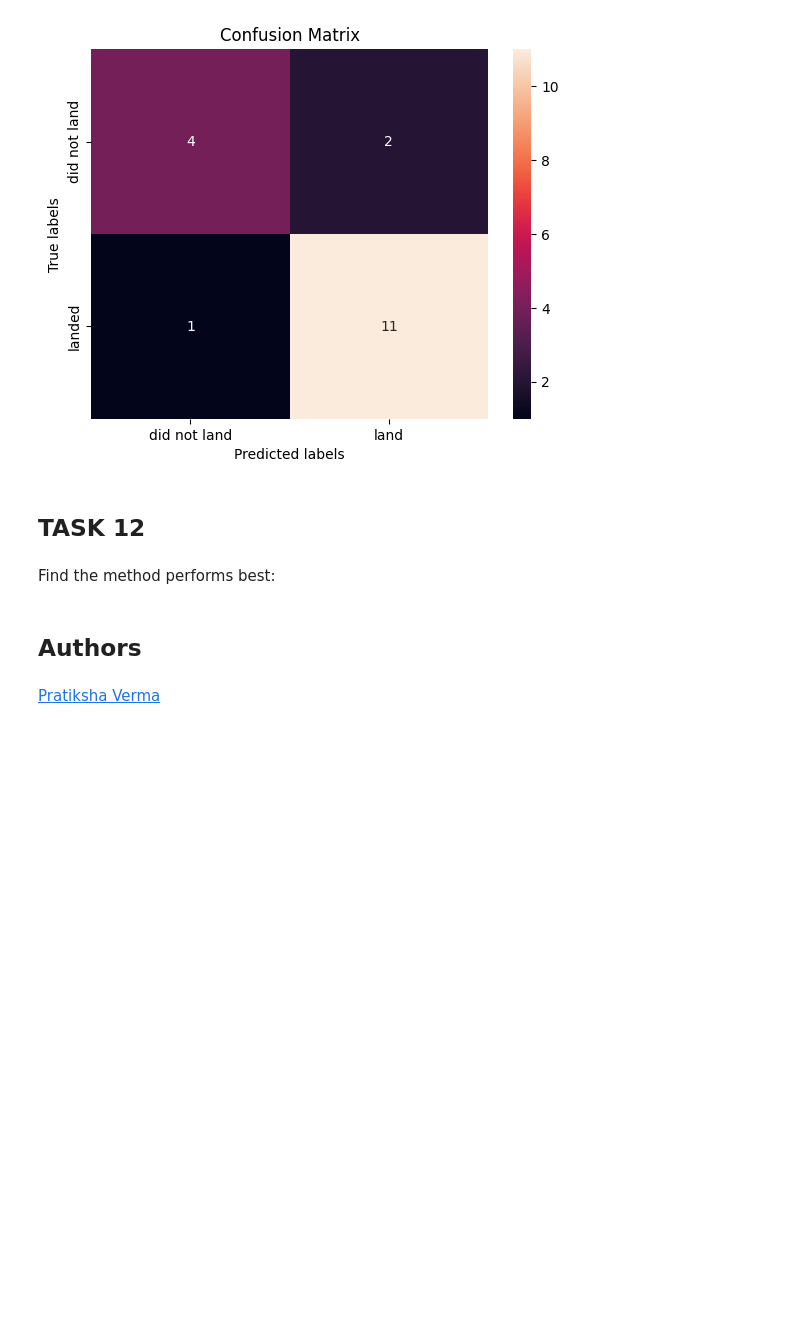
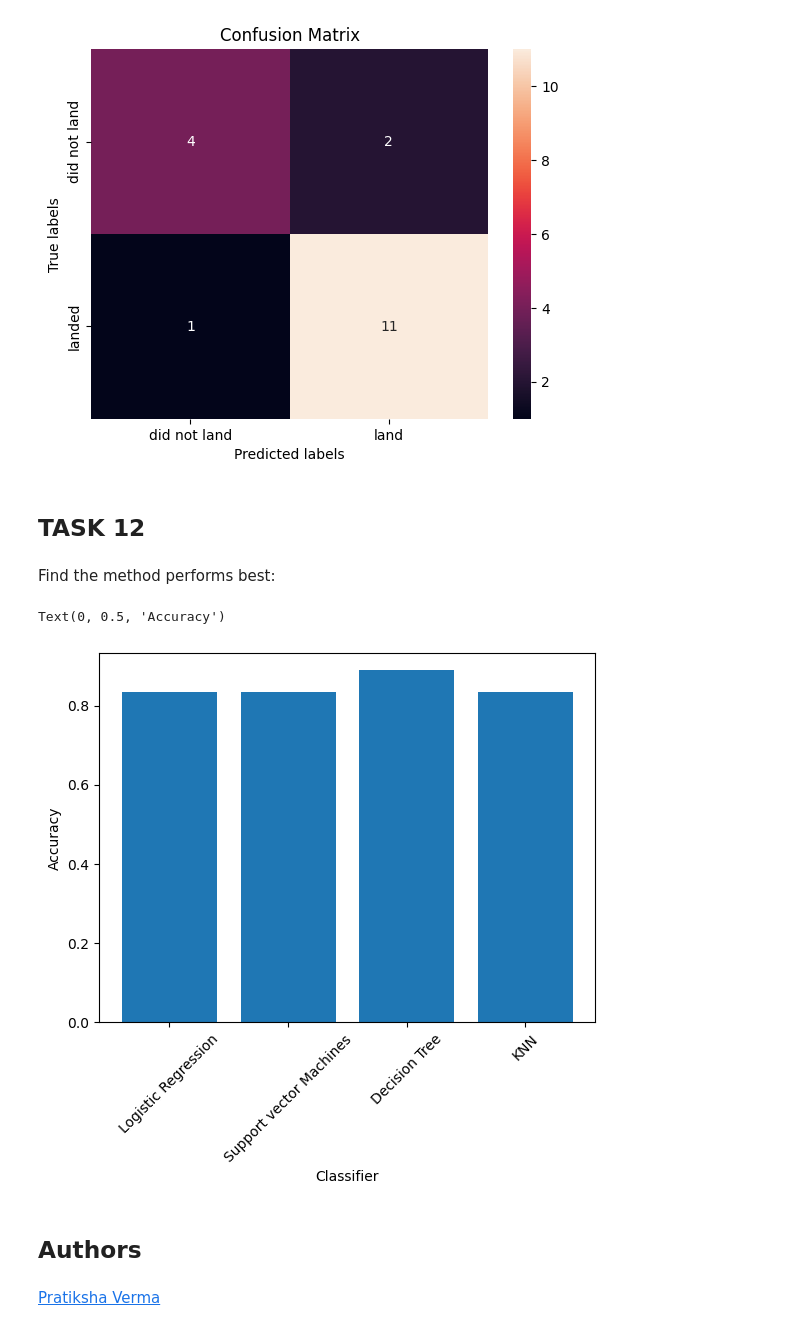
Before and after one commit to DilanTharinduSan/DataScienceCapstone, a Jupyter notebook: IBM-DS0321EN-SkillsNetwork_labs_module_4_SpaceX_Machine_Learning_Prediction_Part_5.jupyterlite.ipynb, the cells around one changed output. Drawn from its saved outputs; the diff is of its cells as text; code cells hidden in the pictures; blank space fills up the shorter version.

```diff
--- a/IBM-DS0321EN-SkillsNetwork_labs_module_4_SpaceX_Machine_Learning_Prediction_Part_5.jupyterlite.ipynb
+++ b/IBM-DS0321EN-SkillsNetwork_labs_module_4_SpaceX_Machine_Learning_Prediction_Part_5.jupyterlite.ipynb
@@ -211,8 +211,8 @@ accuracy : 0.8214285714285714
 # %% [markdown]
 Calculate the accuracy on the test data using the method <code>score</code>:
 # %%
-accuracy = logreg_cv.score(X_test,Y_test)
-accuracy
+accuracy_lr = logreg_cv.score(X_test,Y_test)
+accuracy_lr
 # %% [output]
 0.8333333333333334
 # %% [markdown]
@@ -259,8 +259,8 @@ accuracy : 0.8357142857142856
 # %% [markdown]
 Calculate the accuracy on the test data using the method <code>score</code>:
 # %%
-accuracy = svm_cv.score(X_test,Y_test)
-accuracy
+accuracy_svm = svm_cv.score(X_test,Y_test)
+accuracy_svm
 # %% [output]
 0.8333333333333334
 # %% [markdown]
@@ -319,6 +319,6 @@ accuracy : 0.9035714285714287
 # %% [markdown]
 Calculate the accuracy of tree_cv on the test data using the method <code>score</code>:
 # %%
-accuracy = tree_cv.score(X_test,Y_test)
-accuracy
+accuracy_tree = tree_cv.score(X_test,Y_test)
+accuracy_tree
 # %% [output]
@@ -365,8 +365,8 @@ accuracy : 0.8642857142857142
 # %% [markdown]
 Calculate the accuracy of knn_cv on the test data using the method <code>score</code>:
 # %%
-accuracy = knn_cv.score(X_test,Y_test)
-accuracy
+accuracy_knn = knn_cv.score(X_test,Y_test)
+accuracy_knn
 # %% [output]
 0.8333333333333334
 # %% [markdown]
@@ -380,6 +380,16 @@ plot_confusion_matrix(Y_test,yhat)
 ## TASK  12
 # %% [markdown]
 Find the method performs best:
+# %%
+x_acc = ['Logistic Regression','Support vector Machines','Decision Tree','KNN']
+y_acc = [accuracy_lr,accuracy_svm,accuracy_tree,accuracy_knn]
+plt.bar(x_acc,y_acc)
+plt.xticks(rotation = 45)
+plt.xlabel('Classifier')
+plt.ylabel('Accuracy')
+# %% [output]
+Text(0, 0.5, 'Accuracy')
+[figure, added]
 # %% [markdown]
 ## Authors
 # %% [markdown]
```
Also changed, not shown: parts of 5 cells of this notebook.
